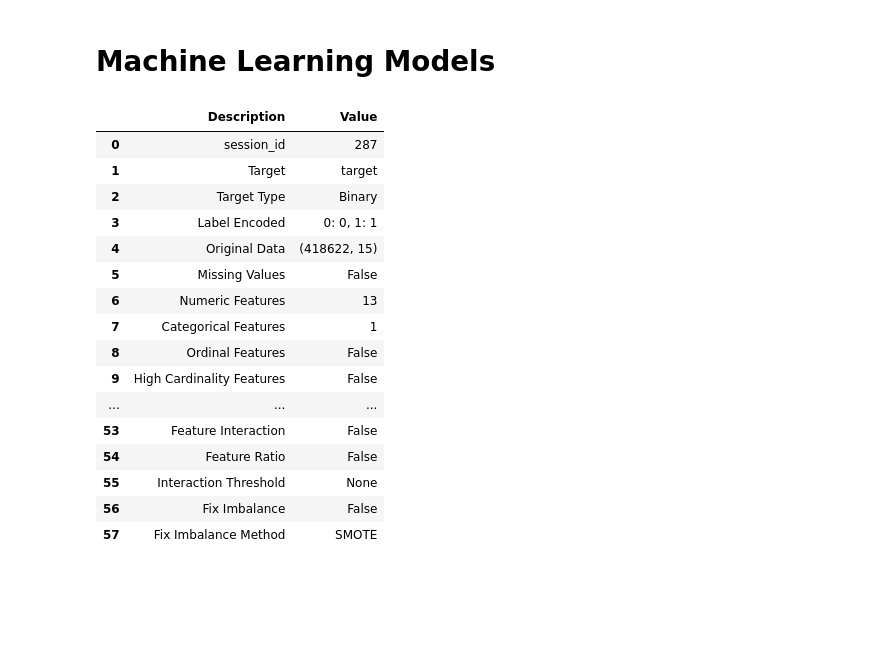
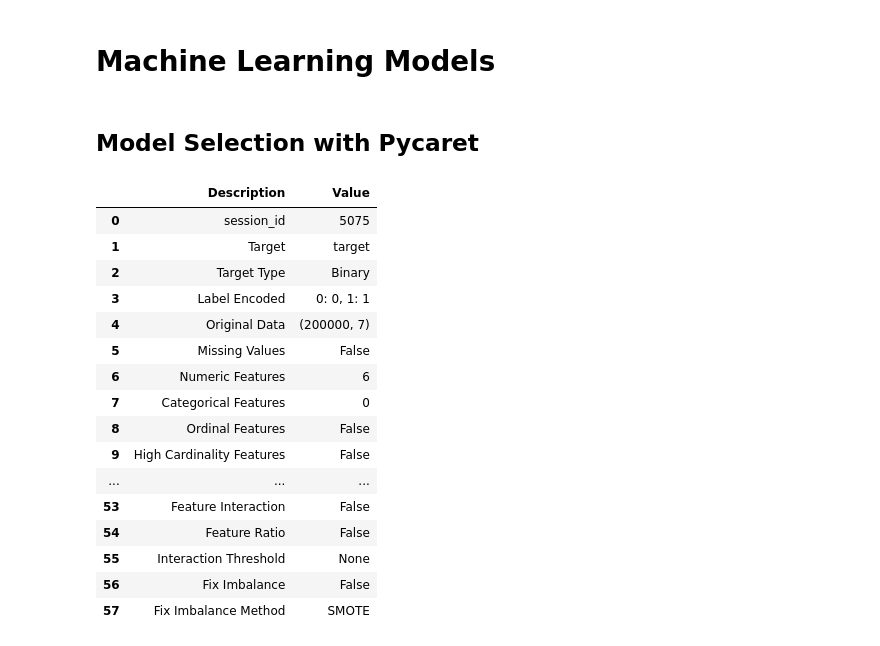
Before and after one commit to bruno154/health_insurence_cross_sell_project, a Jupyter notebook: pa004_health_insurance_cross_sell.ipynb, the cells around one changed output. Cells and saved outputs as stored; diff of their text form; code cells hidden in the pictures; blank space fills up the shorter version.

```diff
--- a/pa004_health_insurance_cross_sell.ipynb
+++ b/pa004_health_insurance_cross_sell.ipynb
@@ -1235,0 +1252,10 @@ Xvalid_smt.head()
+# %%
+# Modelo
+model = lgb.LGBMClassifier()
+
+#Selecionador de Features
+Feature_Selector = BorutaShap(model=model,
+                              importance_measure='shap',
+                              classification=True, )
+
+Feature_Selector.fit(X=Xtrain_smt,y=ytrain_smt, n_trials=10, random_state=1)
@@ -1235,0 +1266,4 @@ Xvalid_smt.head()
+# %%
+# Visualizando as variáveis selecioandas
+X_subset = Feature_Selector.Subset()
+X_subset.head()
@@ -1236,30 +1277,45 @@ Xvalid_smt.head()
 # %% [markdown]
 # Machine Learning Models
+# %% [markdown]
+## Model Selection with Pycaret
 # %%
 # pycaret setup - to test several models
 
 # Train data
-data_train = Xtrain_smt.copy()
+data_train = X_subset.copy()
 data_train['target'] = ytrain_smt
 
+# Sampling due memory problems
+data_train = data_train.sample(200000)
+
 # Test train
+
+# Variable list selected by Boruta
+colunas = X_subset.columns.to_list()
+colunas.append('target')
+
+# copy
 data_test = Xvalid_smt.copy()
 data_test['target'] = yvalid_smt
+
+# Filtering and Sampling due memory problems
+data_test = data_test[colunas]
+data_test = data_test.sample(75000)
 
 setup = setup(data = data_train,
               target='target',
               train_size=.80,
               test_data=data_test)
 # %% [output]
 |  | Description | Value |
-| 0 | session_id | 287 |
+| 0 | session_id | 5075 |
 | 1 | Target | target |
 | 2 | Target Type | Binary |
 | 3 | Label Encoded | 0: 0, 1: 1 |
-| 4 | Original Data | (418622, 15) |
+| 4 | Original Data | (200000, 7) |
 | 5 | Missing Values | False |
-| 6 | Numeric Features | 13 |
-| 7 | Categorical Features | 1 |
+| 6 | Numeric Features | 6 |
+| 7 | Categorical Features | 0 |
 | 8 | Ordinal Features | False |
 | 9 | High Cardinality Features | False |
 | ... | ... | ... |
```
Also changed, not shown: parts of 23 cells of this notebook, 15 other files.
